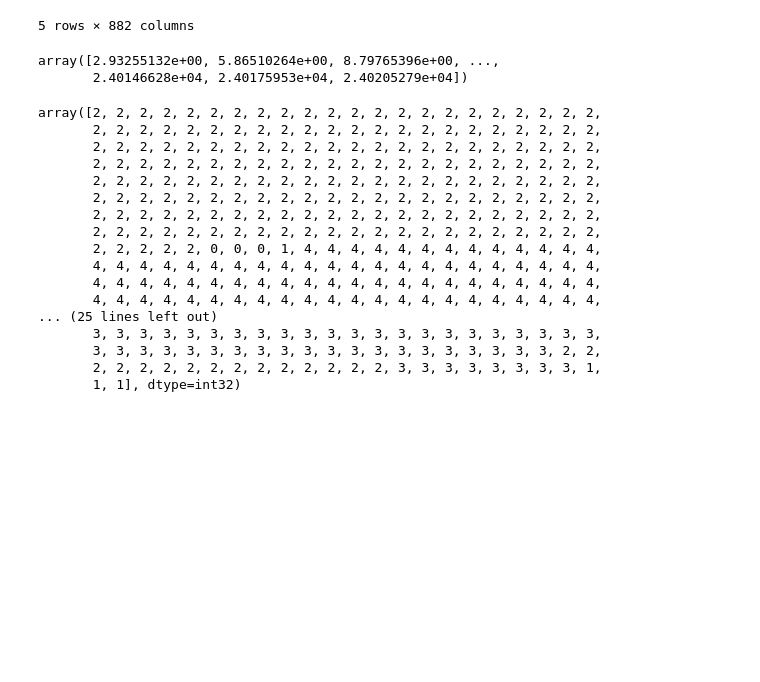
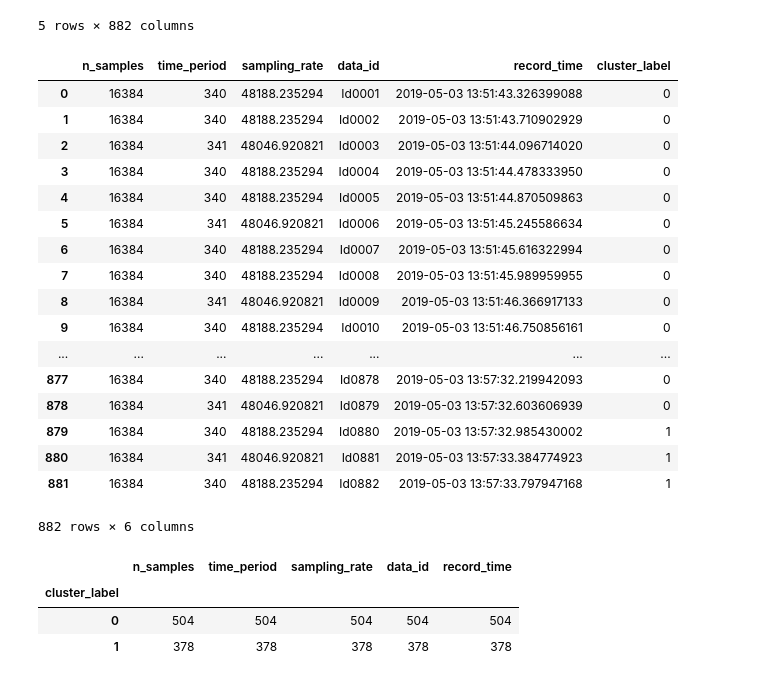
Before and after one commit to geraldgong/pump_sensor, a Jupyter notebook: features.ipynb, the cells around one changed output. Drawn from its saved outputs; the diff is of its cells as text; code cells hidden in the pictures; blank space fills up the shorter version.

```diff
--- a/features.ipynb
+++ b/features.ipynb
@@ -73,43 +69,47 @@ df_data.head()
 | 0.062439 | 1.619939 | 1.618831 | 1.620190 | 1.624521 | 1.619888 | 1.621147 | 1.619788 | 1.619385 | 1.620744 | 1.620341 | ... | ... |
 | 0.083252 | 1.620392 | 1.620341 | 1.619888 | 1.619888 | 1.620392 | 1.620392 | 1.620241 | 1.620593 | 1.620341 | 1.620190 | ... | ... |
 5 rows × 882 columns
+# %%
+df_pump
+# %% [output]
+|  | n_samples | time_period | sampling_rate | data_id | record_time | cluster_label |
+| 0 | 16384 | 340 | 48188.235294 | Id0001 | 2019-05-03 13:51:43.326399088 | 0 |
+| 1 | 16384 | 340 | 48188.235294 | Id0002 | 2019-05-03 13:51:43.710902929 | 0 |
+| 2 | 16384 | 341 | 48046.920821 | Id0003 | 2019-05-03 13:51:44.096714020 | 0 |
+| 3 | 16384 | 340 | 48188.235294 | Id0004 | 2019-05-03 13:51:44.478333950 | 0 |
+| 4 | 16384 | 340 | 48188.235294 | Id0005 | 2019-05-03 13:51:44.870509863 | 0 |
+| 5 | 16384 | 341 | 48046.920821 | Id0006 | 2019-05-03 13:51:45.245586634 | 0 |
+| 6 | 16384 | 340 | 48188.235294 | Id0007 | 2019-05-03 13:51:45.616322994 | 0 |
+| 7 | 16384 | 340 | 48188.235294 | Id0008 | 2019-05-03 13:51:45.989959955 | 0 |
+| 8 | 16384 | 341 | 48046.920821 | Id0009 | 2019-05-03 13:51:46.366917133 | 0 |
+| 9 | 16384 | 340 | 48188.235294 | Id0010 | 2019-05-03 13:51:46.750856161 | 0 |
+| ... | ... | ... | ... | ... | ... | ... |
+| 877 | 16384 | 340 | 48188.235294 | Id0878 | 2019-05-03 13:57:32.219942093 | 0 |
+| 878 | 16384 | 341 | 48046.920821 | Id0879 | 2019-05-03 13:57:32.603606939 | 0 |
+| 879 | 16384 | 340 | 48188.235294 | Id0880 | 2019-05-03 13:57:32.985430002 | 1 |
+| 880 | 16384 | 341 | 48046.920821 | Id0881 | 2019-05-03 13:57:33.384774923 | 1 |
+| 881 | 16384 | 340 | 48188.235294 | Id0882 | 2019-05-03 13:57:33.797947168 | 1 |
+882 rows × 6 columns
 # %%
 N = len(df_data)
 sample_space = 341e-3/16384 # sec
 # Hz
 x = np.fft.fftfreq(N, sample_space)[1:N//2]
 # fft
-df_data_fft = pd.DataFrame()
-df_data_fft['freq'] = x
-df_data_fft = df_data_fft.set_index('freq')
+df_fft = pd.DataFrame()
+df_fft['freq'] = x
+df_fft = df_fft.set_index('freq')
 for idx in tqdm(df_data.columns):
     # positive only
     f = np.fft.fft(df_data[idx])
-    fft_values = np.abs(f[1:N//2])
-    df_data_fft[idx] = fft_values
+    fft_values = 2 * np.abs(f[1:N//2])
+    df_fft[idx] = fft_values
-# %% [output]
-array([2.93255132e+00, 5.86510264e+00, 8.79765396e+00, ...,
-       2.40146628e+04, 2.40175953e+04, 2.40205279e+04])
 # %%
 # Clustering with K-means
 from sklearn.cluster import KMeans
-kmeans = KMeans(n_clusters=5, random_state=42, n_init=100).fit(df_data_fft.T)
-kmeans.labels_
+# Set freqency threshold as 2000 Hz
+pos = np.where(x >2000)[0][0]
+df_fft_model = df_fft.iloc[:pos]
+kmeans = KMeans(n_clusters=2, random_state=42, n_init=100).fit(df_fft_model.T)
+# add cluster_label to df_pump
+df_pump['cluster_label'] = kmeans.labels_
-# %% [output]
-array([2, 2, 2, 2, 2, 2, 2, 2, 2, 2, 2, 2, 2, 2, 2, 2, 2, 2, 2, 2, 2, 2,
-       2, 2, 2, 2, 2, 2, 2, 2, 2, 2, 2, 2, 2, 2, 2, 2, 2, 2, 2, 2, 2, 2,
-       2, 2, 2, 2, 2, 2, 2, 2, 2, 2, 2, 2, 2, 2, 2, 2, 2, 2, 2, 2, 2, 2,
-       2, 2, 2, 2, 2, 2, 2, 2, 2, 2, 2, 2, 2, 2, 2, 2, 2, 2, 2, 2, 2, 2,
-       2, 2, 2, 2, 2, 2, 2, 2, 2, 2, 2, 2, 2, 2, 2, 2, 2, 2, 2, 2, 2, 2,
-       2, 2, 2, 2, 2, 2, 2, 2, 2, 2, 2, 2, 2, 2, 2, 2, 2, 2, 2, 2, 2, 2,
-       2, 2, 2, 2, 2, 2, 2, 2, 2, 2, 2, 2, 2, 2, 2, 2, 2, 2, 2, 2, 2, 2,
-       2, 2, 2, 2, 2, 2, 2, 2, 2, 2, 2, 2, 2, 2, 2, 2, 2, 2, 2, 2, 2, 2,
-       2, 2, 2, 2, 2, 0, 0, 0, 1, 4, 4, 4, 4, 4, 4, 4, 4, 4, 4, 4, 4, 4,
-       4, 4, 4, 4, 4, 4, 4, 4, 4, 4, 4, 4, 4, 4, 4, 4, 4, 4, 4, 4, 4, 4,
-       4, 4, 4, 4, 4, 4, 4, 4, 4, 4, 4, 4, 4, 4, 4, 4, 4, 4, 4, 4, 4, 4,
-       4, 4, 4, 4, 4, 4, 4, 4, 4, 4, 4, 4, 4, 4, 4, 4, 4, 4, 4, 4, 4, 4,
-... (25 lines left out)
-       3, 3, 3, 3, 3, 3, 3, 3, 3, 3, 3, 3, 3, 3, 3, 3, 3, 3, 3, 3, 3, 3,
-       3, 3, 3, 3, 3, 3, 3, 3, 3, 3, 3, 3, 3, 3, 3, 3, 3, 3, 3, 3, 2, 2,
-       2, 2, 2, 2, 2, 2, 2, 2, 2, 2, 2, 2, 2, 3, 3, 3, 3, 3, 3, 3, 3, 1,
-       1, 1], dtype=int32)
@@ -118,2 +116,7 @@ centers = kmeans.cluster_centers_
 # %%
-df_pump['cluster_label'] = kmeans.labels_
+df_pump.groupby('cluster_label').count()
+# %% [output]
+|  | n_samples | time_period | sampling_rate | data_id | record_time |
+| cluster_label |  |  |  |  |  |
+| 0 | 504 | 504 | 504 | 504 | 504 |
+| 1 | 378 | 378 | 378 | 378 | 378 |
```
Also changed, not shown: parts of 7 cells of this notebook.
